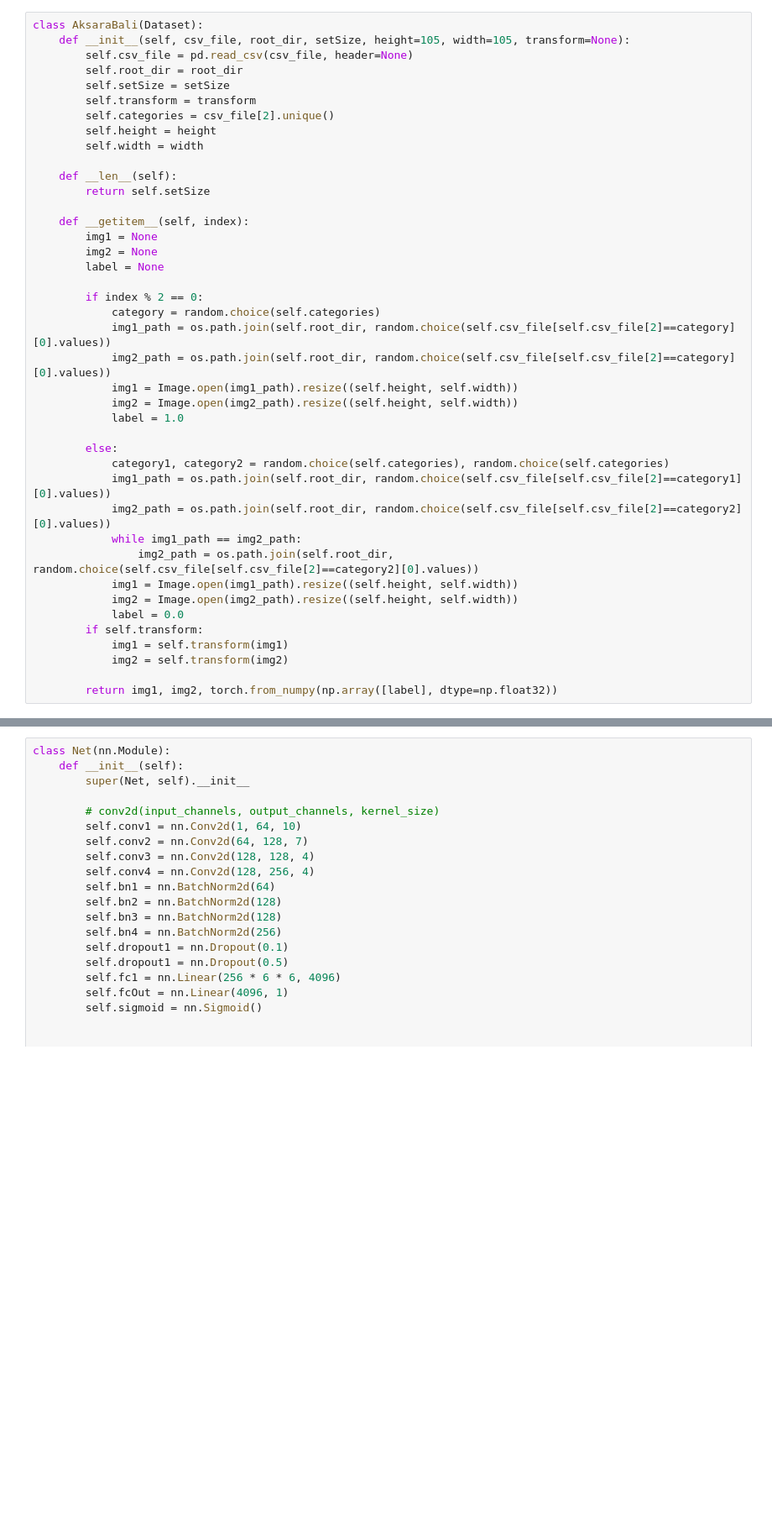
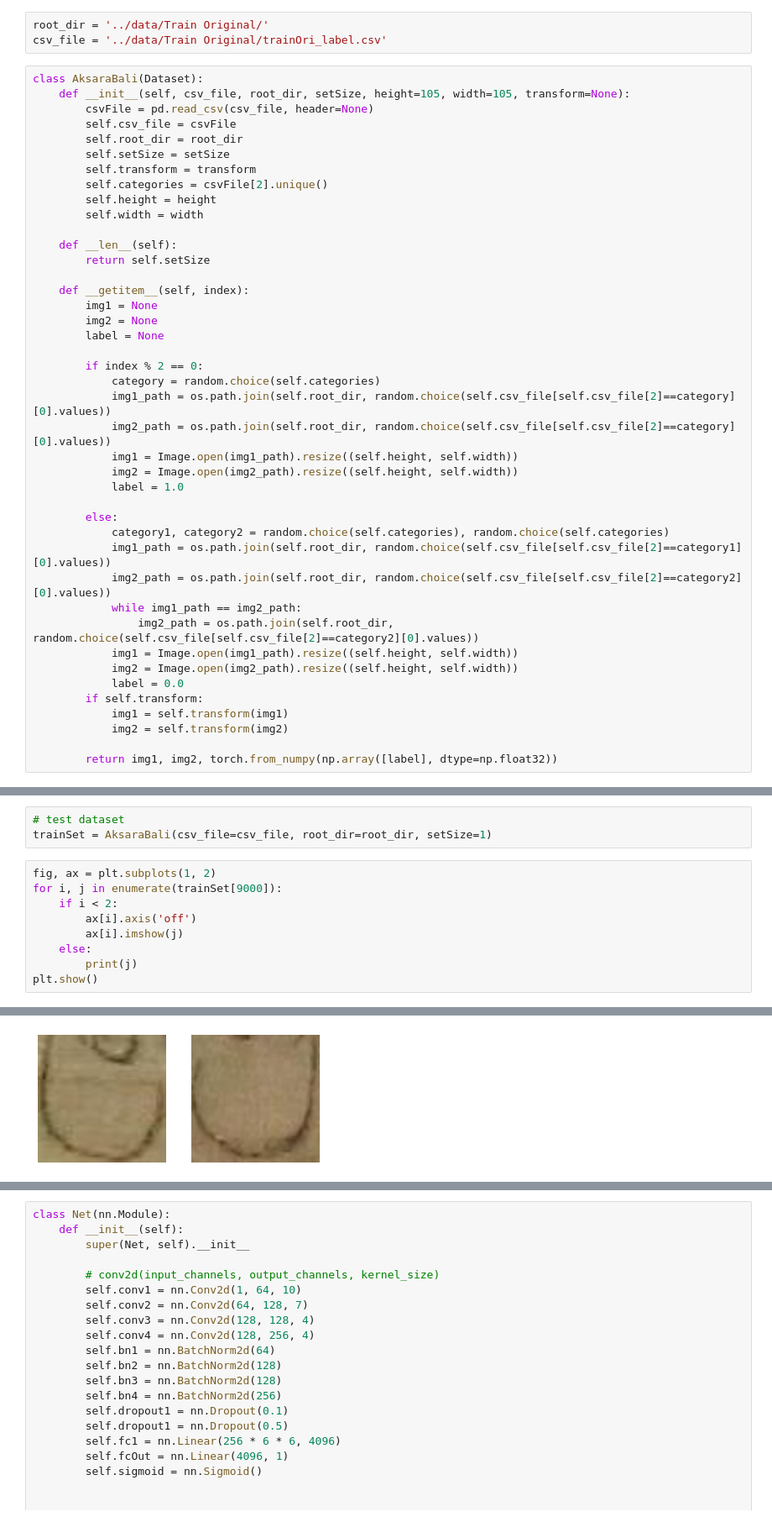
Before and after one commit to mdsatria/aksarabali, a Jupyter notebook: One Shot Learning/oneShotLearning.ipynb, the cells around one changed output, grey strips where cells are left out. Shown: that part at 84% size. Cells and saved outputs as stored; diff of their text form; blank space fills up the shorter version.

Commit message:
dataLoad

```diff
--- a/One Shot Learning/oneShotLearning.ipynb
+++ b/One Shot Learning/oneShotLearning.ipynb
@@ -15,11 +14,15 @@ csv_file = ''
+# %%
+root_dir = '../data/Train Original/'
+csv_file = '../data/Train Original/trainOri_label.csv'
 # %%
 class AksaraBali(Dataset):
     def __init__(self, csv_file, root_dir, setSize, height=105, width=105, transform=None):
-        self.csv_file = pd.read_csv(csv_file, header=None)
+        csvFile = pd.read_csv(csv_file, header=None)
+        self.csv_file = csvFile
         self.root_dir = root_dir
         self.setSize = setSize
         self.transform = transform
-        self.categories = csv_file[2].unique()
+        self.categories = csvFile[2].unique()
         self.height = height
         self.width = width
 
@@ -59,0 +59,13 @@ class NWayOneShotEvalSet(Dataset):
+# %%
+# test dataset
+trainSet = AksaraBali(csv_file=csv_file, root_dir=root_dir, setSize=1)
+# %%
+fig, ax = plt.subplots(1, 2)
+for i, j in enumerate(trainSet[9000]):
+    if i < 2:
+        ax[i].axis('off')
+        ax[i].imshow(j)
+    else:
+        print(j)
+plt.show()
+# %% [output]
@@ -59,0 +73 @@ class NWayOneShotEvalSet(Dataset):
+[figure, added]
```
Also changed, not shown: parts of 5 cells of this notebook, 2 other files.
